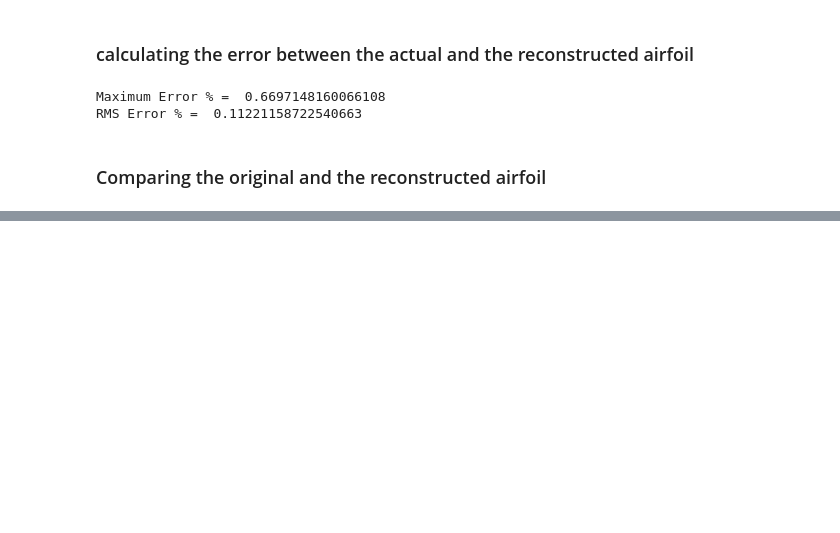
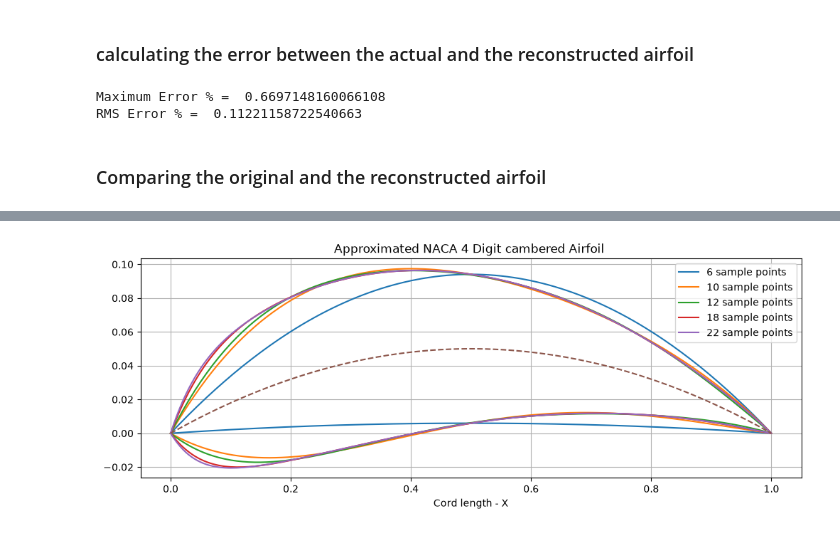
Before and after one commit to Aathi2165/AE801_2026, a Jupyter notebook: SCI_COMP/NACA_Airfoil_approximation.ipynb, the cells around one changed output, grey strips where cells are left out. Cells and saved outputs as stored; diff of their text form; code cells hidden in the pictures; blank space fills up the shorter version.

```diff
--- a/SCI_COMP/NACA_Airfoil_approximation.ipynb
+++ b/SCI_COMP/NACA_Airfoil_approximation.ipynb
@@ -239,0 +256,96 @@ mp.show()
+# %%
+x_upper = np.array([X[0],X[25],X[50],X[75],X[100],X[125],X[150],X[175],X[200]])
+y_upper = np.array([Y[0],Y[25],Y[50],Y[75],Y[100],Y[125],Y[150],Y[175],Y[200]])
+
+x_lower = np.array([X[201],X[226],X[251],X[276],X[301],X[326],X[351],X[376],X[401]])
+y_lower = np.array([Y[201],Y[226],Y[251],Y[276],Y[301],Y[326],Y[351],Y[376],Y[401]])
+
+
+Yupper= Lagrng(x_upper,y_upper,9,Xupper)
+Ylower= Lagrng(x_lower,y_lower,9,Xlower)
+
+X_18= np.concatenate([Xupper,Xlower])
+Y_18= np.concatenate([Yupper,Ylower])
+
+Y_difference = Y - Y_18
+max_error18 = np.max(np.abs(Y_difference))
+print("Maximum Error % = ",max_error18*100)
+rms_error18 = np.sqrt(np.mean(Y_difference ** 2))
+print("RMS Error % = ",rms_error18*100)
+
+#-------------------------------------------
+
+x_upper = np.array([X[0],X[40],X[80],X[120],X[160],X[200]])
+y_upper = np.array([Y[0],Y[40],Y[80],Y[120],Y[160],Y[200]])
+
+x_lower = np.array([X[201],X[241],X[281],X[321],X[361],X[401]])
+y_lower = np.array([Y[201],Y[241],Y[281],Y[321],Y[361],Y[401]])
+
+Yupper= Lagrng(x_upper,y_upper,6,Xupper)
+Ylower= Lagrng(x_lower,y_lower,6,Xlower)
+
+X_12= np.concatenate([Xupper,Xlower])
+Y_12= np.concatenate([Yupper,Ylower])
+
+Y_difference = Y - Y_12
+max_error12 = np.max(np.abs(Y_difference))
+print("Maximum Error % = ",max_error12*100)
+rms_error12 = np.sqrt(np.mean(Y_difference ** 2))
+print("RMS Error % = ",rms_error12*100)
+
+#--------------------------------------------
+
+x_upper = np.array([X[0],X[50],X[100],X[150],X[200]])
+y_upper = np.array([Y[0],Y[50],Y[100],Y[150],Y[200]])
+
+x_lower = np.array([X[201],X[251],X[301],X[351],X[401]])
+y_lower = np.array([Y[201],Y[251],Y[301],Y[351],Y[401]])
+
+
+Yupper= Lagrng(x_upper,y_upper,5,Xupper)
+Ylower= Lagrng(x_lower,y_lower,5,Xlower)
+
+X_10= np.concatenate([Xupper,Xlower])
+Y_10= np.concatenate([Yupper,Ylower])
+
+Y_difference = Y - Y_10
+max_error10 = np.max(np.abs(Y_difference))
+print("Maximum Error % = ",max_error10*100)
+rms_error10 = np.sqrt(np.mean(Y_difference ** 2))
+print("RMS Error % = ",rms_error10*100)
+
+#------------------------------------------
+
+x_upper = np.array([X[0],X[100],X[200]])
+y_upper = np.array([Y[0],Y[100],Y[200]])
+
+x_lower = np.array([X[201],X[301],X[401]])
+y_lower = np.array([Y[201],Y[301],Y[401]])
+
+Yupper= Lagrng(x_upper,y_upper,3,Xupper)
+Ylower= Lagrng(x_lower,y_lower,3,Xlower)
+
+X_06= np.concatenate([Xupper,Xlower])
+Y_06= np.concatenate([Yupper,Ylower])
+
+Y_difference = Y - Y_06
+max_error06 = np.max(np.abs(Y_difference))
+print("Maximum Error % = ",max_error06*100)
+rms_error06 = np.sqrt(np.mean(Y_difference ** 2))
+print("RMS Error % = ",rms_error06*100)
+
+#-------------------------------------------
+
+mp.figure(figsize=(12, 4))
+mp.plot(X_06,Y_06,label='6 sample points')
+mp.plot(X_10,Y_10,label='10 sample points')
+mp.plot(X_12,Y_12,label='12 sample points')
+mp.plot(X_18,Y_18,label='18 sample points')
+mp.plot(X_a,Y_a,label='22 sample points')
+mp.plot(x,y_c,'--')
+mp.title('Approximated NACA 4 Digit cambered Airfoil ')
+mp.xlabel('Cord length - X')
+mp.legend()
+mp.grid()
+mp.show()
+# %% [output]
@@ -239,0 +360 @@ mp.show()
+[figure, added]
```
Also changed, not shown: parts of 5 cells of this notebook.
